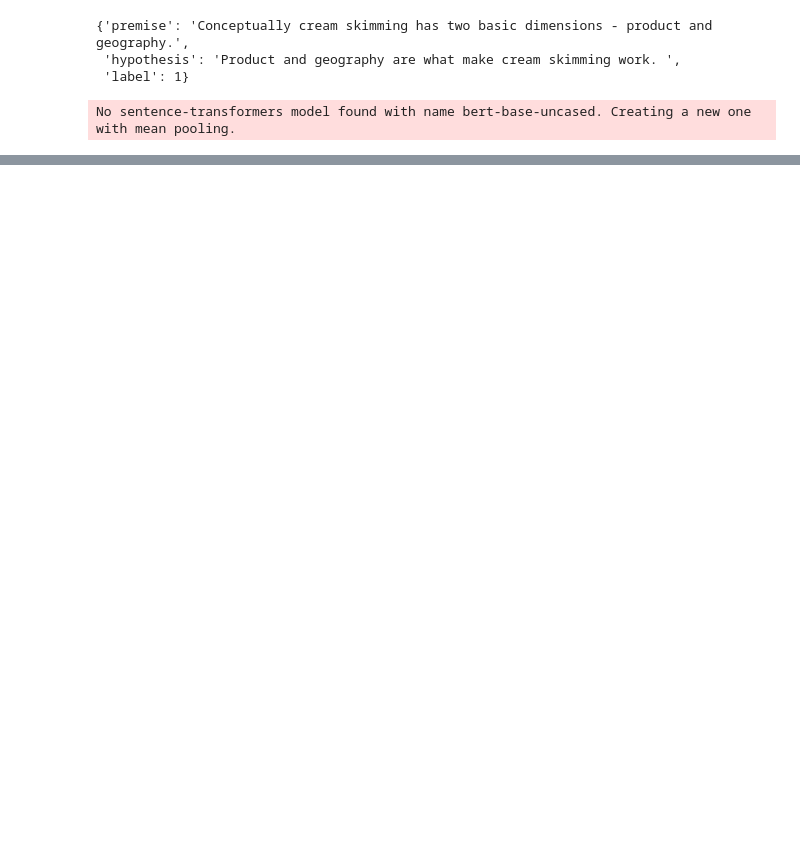
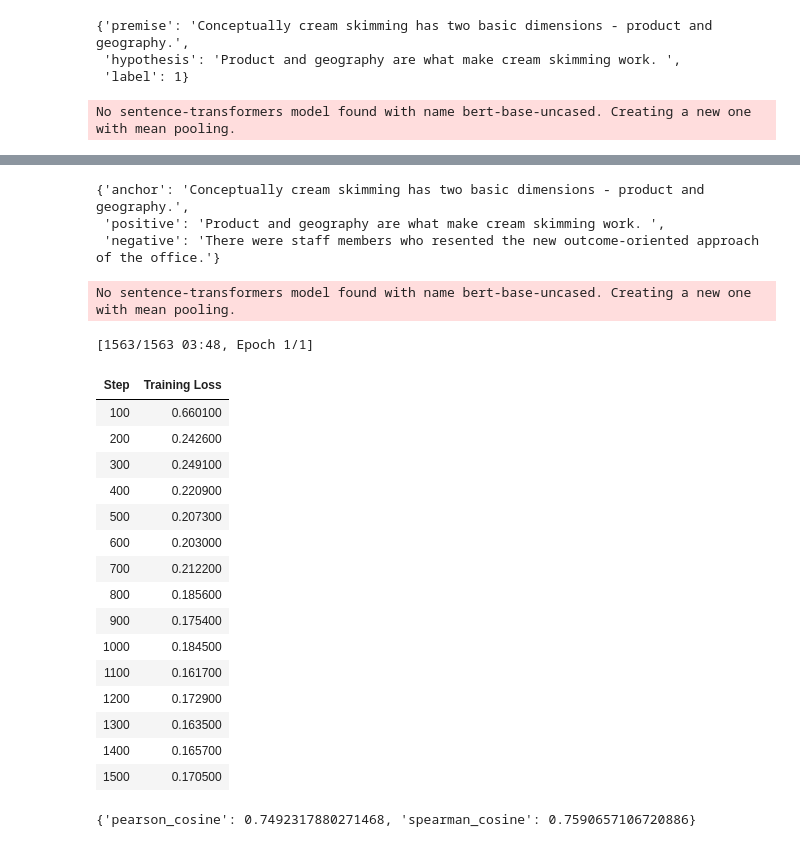
Before and after one commit to ParryingDagger/llm-hands-on, a Jupyter notebook: c10-build-embedding-model.ipynb, the cells around one changed output, grey strips where cells are left out. Saved outputs shown, nothing was run; the diff lists cells and outputs as text; code cells hidden in the pictures; blank space fills up the shorter version.

```diff
--- a/c10-build-embedding-model.ipynb
+++ b/c10-build-embedding-model.ipynb
@@ -117,0 +210,80 @@ Note: you may need to restart the kernel to use updated packages.
+# %%
+# 多负例排序损失函数
+import random
+from tqdm import tqdm
+
+
+mnli = load_dataset('glue', 'mnli', split='train').select(range(50_000))
+mnli = mnli.remove_columns('idx')
+mnli.filter(lambda x: True if x['label'] == 0 else False)
+
+train_dataset = {'anchor': [], 'positive': [], 'negative': []}
+soft_negatives = mnli['hypothesis']
+random.shuffle(soft_negatives)
+
+for row, soft_negative in tqdm(zip(mnli, soft_negatives)):
+    train_dataset['anchor'].append(row['premise'])
+    train_dataset['positive'].append(row['hypothesis'])
+    train_dataset['negative'].append(soft_negative)
+
+train_dataset = Dataset.from_dict(train_dataset)
+train_dataset[0]
+# %% [output]
+{'anchor': 'Conceptually cream skimming has two basic dimensions - product and geography.',
+ 'positive': 'Product and geography are what make cream skimming work. ',
+ 'negative': 'There were staff members who resented the new outcome-oriented approach of the office.'}
+# %%
+val_sts = load_dataset('glue', 'stsb', split='validation')
+evaluator = EmbeddingSimilarityEvaluator(
+    sentences1=val_sts['sentence1'],
+    sentences2=val_sts['sentence2'],
+    scores=[score/5 for score in val_sts['label']],
+    main_similarity='cosine'
+)
+
+embedding_model = SentenceTransformer('bert-base-uncased')
+
+# 多负例排序损失函数
+train_loss = losses.MultipleNegativesRankingLoss(model=embedding_model)
+
+args = SentenceTransformerTrainingArguments(
+    output_dir='models/multinegatives_embedding_model',
+    num_train_epochs=1,
+    per_device_train_batch_size=32,
+    per_device_eval_batch_size=32,
+    warmup_steps=100,
+    fp16=True,
+    eval_steps=100,
+    logging_steps=100,
+)
+
+trainer = SentenceTransformerTrainer(
+    model=embedding_model,
+    args=args,
+    train_dataset=train_dataset,
+    evaluator=evaluator,
+    loss=train_loss,
+)
+
+trainer.train()
+evaluator(embedding_model)
+# %% [output]
+No sentence-transformers model found with name bert-base-uncased. Creating a new one with mean pooling.
+[1563/1563 03:48, Epoch 1/1]
+| Step | Training Loss |
+| 100 | 0.660100 |
+| 200 | 0.242600 |
+| 300 | 0.249100 |
+| 400 | 0.220900 |
+| 500 | 0.207300 |
+| 600 | 0.203000 |
+| 700 | 0.212200 |
+| 800 | 0.185600 |
+| 900 | 0.175400 |
+| 1000 | 0.184500 |
+| 1100 | 0.161700 |
+| 1200 | 0.172900 |
+| 1300 | 0.163500 |
+| 1400 | 0.165700 |
+| 1500 | 0.170500 |
+{'pearson_cosine': 0.7492317880271468, 'spearman_cosine': 0.7590657106720886}
```
Also changed, not shown: parts of 9 cells of this notebook, 2 other files.
